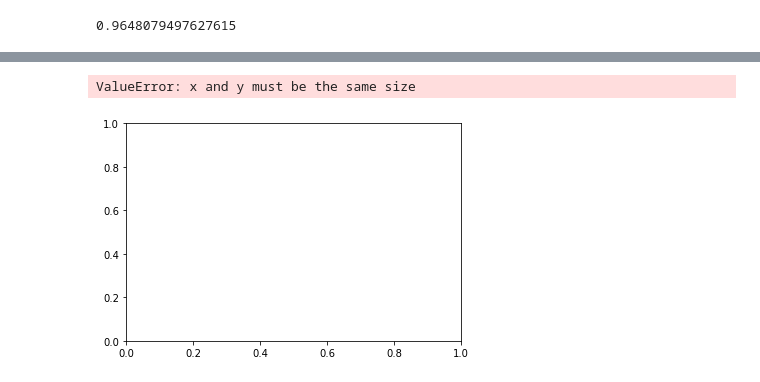
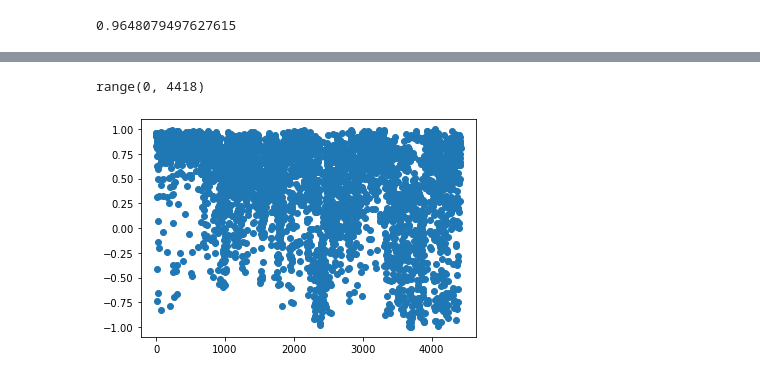
Before and after one commit to danielletijerina/PFCONUS2-analysis, a Jupyter notebook: scripts/Validation_scripts_backup/Streamflow/3_SaveStreamflowStats.ipynb, the cells around one changed output, grey strips where cells are left out. Cells and saved outputs as stored; diff of their text form; code cells hidden in the pictures.

Commit message:
update streamflow scripts, streamflow stats

```diff
--- a/scripts/Validation_scripts_backup/Streamflow/3_SaveStreamflowStats.ipynb
+++ b/scripts/Validation_scripts_backup/Streamflow/3_SaveStreamflowStats.ipynb
@@ -71,3 +84,6 @@ usgs_flow_matched.head()
 | 1017000 | 9.876700 | 9.367300 | 8.461700 | 7.952300 | 7.81080 | 7.13160 | 7.046700 | 6.678800 | ... |
 | 1017550 | 0.023772 | 0.024338 | 0.020659 | 0.018395 | 0.01981 | 0.01981 | 0.018678 | 0.018678 | ... |
 5 rows × 31 columns
+# %%
+usgsdata_no_zeros = usgsdata.where(usgsdata>0, 0.00000001)
+usgsdata_no_zeros.head()
@@ -74,3 +99,5 @@ usgs_flow_matched.head()
+# %%
+usgs_flow_matched = usgsdata_no_zeros
 # %%
 ### read in USGS streamflow gage metadata for all gages with flow in October AND NWM csv for adjusted lat/long
 #NWM_gage_csv = pd.read_csv('/glade/p/univ/ucsm0002/CONUS2/domain_files/NWM_Gage_Adjustments_final.csv')
@@ -160,6 +170,23 @@ for g in range(len(usgs_flow_matched.index)):
 
 #calculate RMSE
 # sqrt(mean_squared_error(actual, pred))
+# %%
+for g in range(len(usgs_flow_matched.index)):
+    gage = usgs_flow_matched.index[g]
+    absbias_daily[g] = (abs(np.sum(pf_flow_matched.loc[gage])-np.sum(usgs_flow_matched.loc[gage])))/np.sum(usgs_flow_matched.loc[gage]) #absolute percent bias
+    mse_daily[g] = mean_squared_error(usgs_flow_matched.loc[gage], pf_flow_matched.loc[gage])
+    rmse_daily[g] = sqrt(mean_squared_error(usgs_flow_matched.loc[gage], pf_flow_matched.loc[gage]))
+    r2_daily[g] = r2_score(usgs_flow_matched.loc[gage], pf_flow_matched.loc[gage])
+    srho_daily[g], pval_daily[g] = stats.spearmanr(usgs_flow_matched.loc[gage], pf_flow_matched.loc[gage])
+    #nse_daily[g] = he.nse(np.sum(pf_flow_matched.loc[gage]), np.sum(usgs_flow_matched.loc[gage]))
+    #print(pf_flow_matched.loc[gage])
+    # print(usgs_flow_matched.loc[gage])
+
+    #import necessary libraries
+
+
+#calculate RMSE
+# sqrt(mean_squared_error(actual, pred))
 # %%
 stats_df['absbias'] = absbias_daily
 stats_df['mse'] = mse_daily
@@ -181,6 +206,10 @@ x_srho = np.arange(-1, 1, 0.01)
+# %%
+x_length = range(len(stats_df.index))
+x_length
+# %% [output]
+range(0, 4418)
 # %%
-plt.scatter(x_srho, srho_daily)
+plt.scatter(x_length, srho_daily)
 plt.show()
 # %% [output]
-ValueError: x and y must be the same size
-[figure, old version]
+[figure, new version]
```
Also changed, not shown: parts of 11 cells of this notebook, 2 other files.
